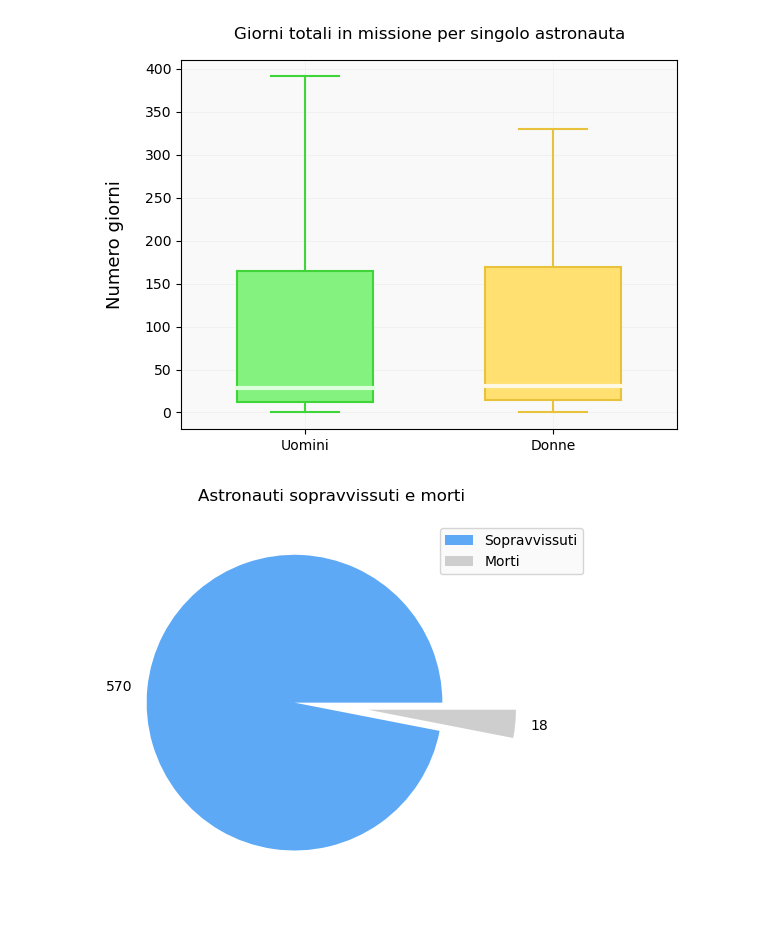
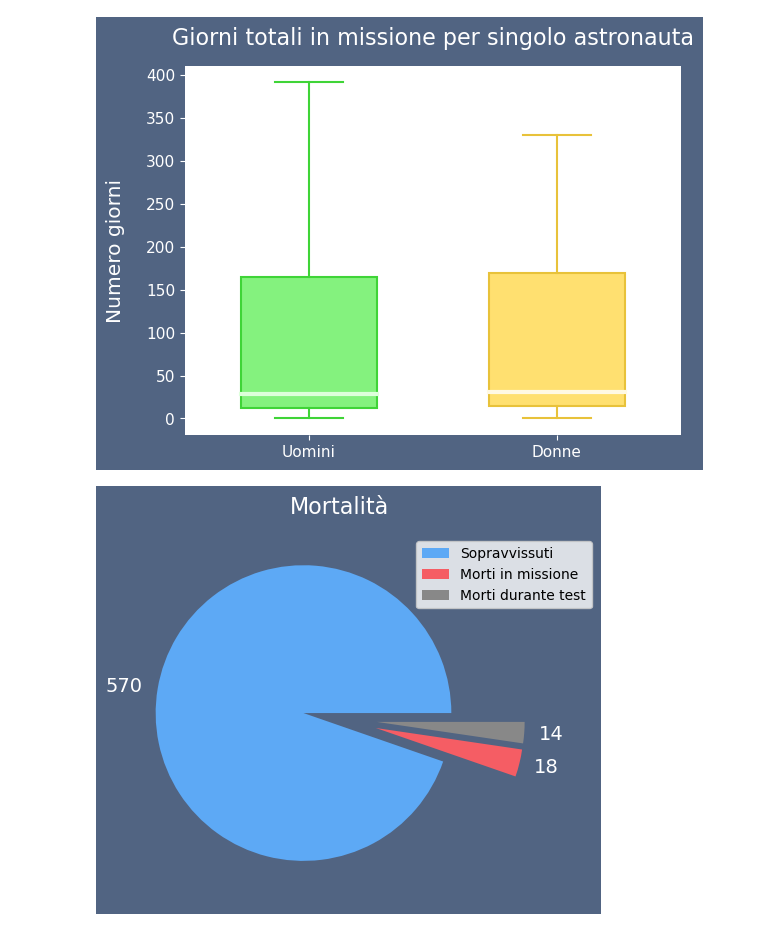
Before and after one commit to justcivah/visualizzazione-scientifica, a Jupyter notebook: grafici.ipynb, the cells around one changed output. Saved outputs shown, nothing was run; the diff lists cells and outputs as text; code cells hidden in the pictures.

```diff
--- a/grafici.ipynb
+++ b/grafici.ipynb
@@ -5,18 +5,28 @@ import matplotlib.pyplot as plt
 import matplotlib as mpl
 # %%
 #Imposto lo stile dei grafici
+mpl.rcParams['axes.titlecolor'] = '#FFFFFF'
 mpl.rcParams['axes.titlepad'] = 15
+mpl.rcParams['axes.titlesize'] = 16
+mpl.rcParams['axes.labelcolor'] = '#FFFFFF'
 mpl.rcParams['axes.labelpad'] = 15
-mpl.rcParams['axes.labelsize'] = 13
+mpl.rcParams['axes.labelsize'] = 14.5
 mpl.rcParams['axes.axisbelow'] = True
 mpl.rcParams['grid.linestyle'] = '-'
 mpl.rcParams['grid.linewidth'] = 0.5
+mpl.rcParams['xtick.color'] = '#FFFFFF'
+mpl.rcParams['xtick.labelsize'] = 11
+mpl.rcParams['ytick.color'] = '#FFFFFF'
+mpl.rcParams['ytick.labelsize'] = 11
 #Colore esterno grafico
-mpl.rcParams['figure.facecolor'] = '#FFFFFF'
+mpl.rcParams['figure.facecolor'] = '#516482'
 #Colore sfondo grafico
-mpl.rcParams['axes.facecolor'] = '#F9F9F9'
-mpl.rcParams['axes.grid'] = True
-mpl.rcParams['grid.color'] = '#EEEEEE'
+mpl.rcParams['axes.facecolor'] = '#FFFFFF'
+#Bordi grafico
+mpl.rcParams['axes.spines.left'] = False
+mpl.rcParams['axes.spines.right'] = False
+mpl.rcParams['axes.spines.top'] = False
+mpl.rcParams['axes.spines.bottom'] = False
 # %%
 countries_gdp_data = pd.read_csv('data/usa-ussr-gdp.csv', sep=';', index_col=0)
 countries_gdp_data['GDP'] = countries_gdp_data['GDP'].map(lambda x: x / 1000000000)
@@ -388,7 +401,11 @@ fig, ax = plt.subplots()
 x = [len(man_astronauts), len(woman_astronauts)]
 c = ['#84f27e', '#ffe070']
 
-plt.pie(x, colors=c, labels=x, explode=[0.12, 0.12])
+wedges, texts = plt.pie(x, colors=c, labels=x, explode=[0.12, 0.12])
+
+for text in texts:
+    text.set_color('white')
+    text.set_fontsize(14)
 
 ax.set_title('Numero astronauti di tutto il mondo suddivisi per genere')
 plt.legend(['Uomini', 'Donne', 'Altri Paesi'], bbox_to_anchor=(1.2, 1), loc='upper right')
@@ -461,17 +478,21 @@ ax.set_ylabel('Numero giorni')
 #plt.show()
 plt.savefig('g15.png', dpi=400, bbox_inches='tight')
 # %% [output]
-[figure, old version]
+[figure, new version]
 # %%
 fig, ax = plt.subplots()
 
-c = ['#5da9f5', '#cecece']
+c = ['#5da9f5', '#f55d64', '#888888']
 
-plt.pie([570, 18], colors=c, labels=[570, 18], explode=[0.25, 0.25])
+wedges, texts = plt.pie([570, 18, 14], colors=c, labels=[570, 18, 14], explode=[0.25, 0.25, 0.25])
 
-ax.set_title('Astronauti sopravvissuti e morti')
-plt.legend(['Sopravvissuti', 'Morti', 'Altri Paesi'], bbox_to_anchor=(1.2, 1), loc='upper right')
+for text in texts:
+    text.set_color('white')
+    text.set_fontsize(14)
+
+ax.set_title('Mortalità')
+plt.legend(['Sopravvissuti', 'Morti in missione', 'Morti durante test'], bbox_to_anchor=(1.2, 1), loc='upper right')
 #plt.show()
-plt.savefig('g13.png', dpi=400, bbox_inches='tight')
+plt.savefig('g16.png', dpi=400, bbox_inches='tight')
 # %% [output]
-[figure, old version]
+[figure, new version]
```
Also changed, not shown: parts of 14 cells of this notebook.
